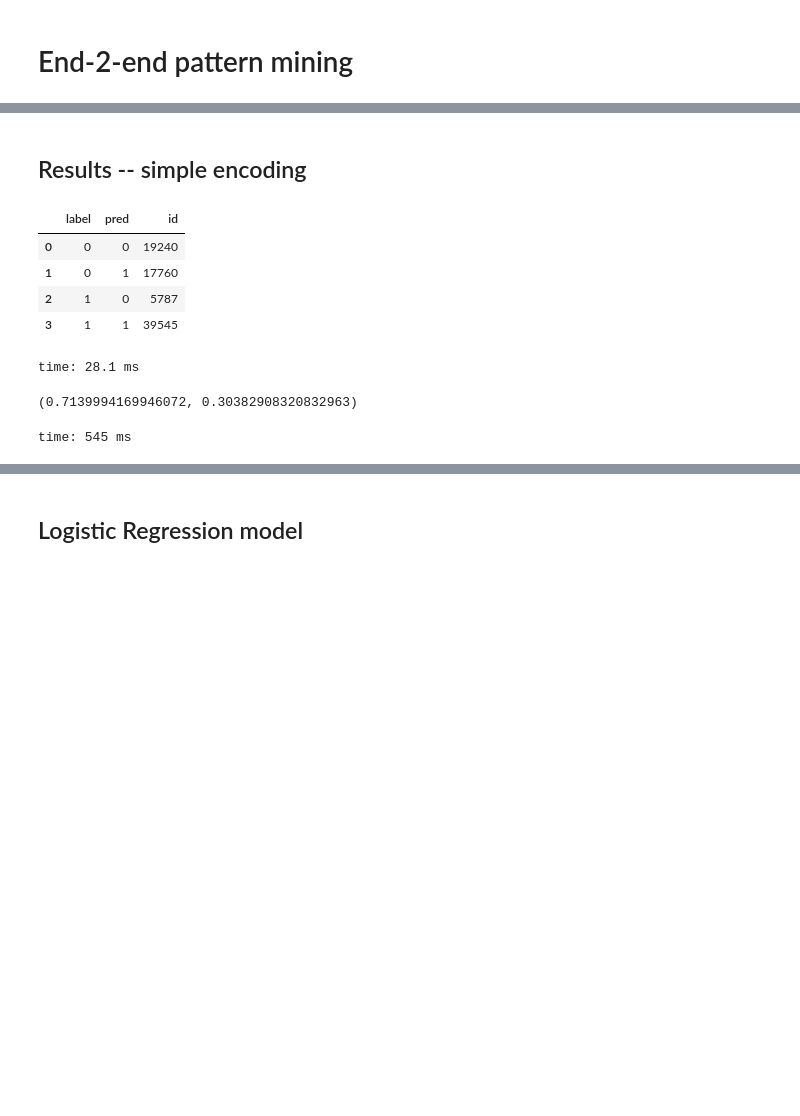
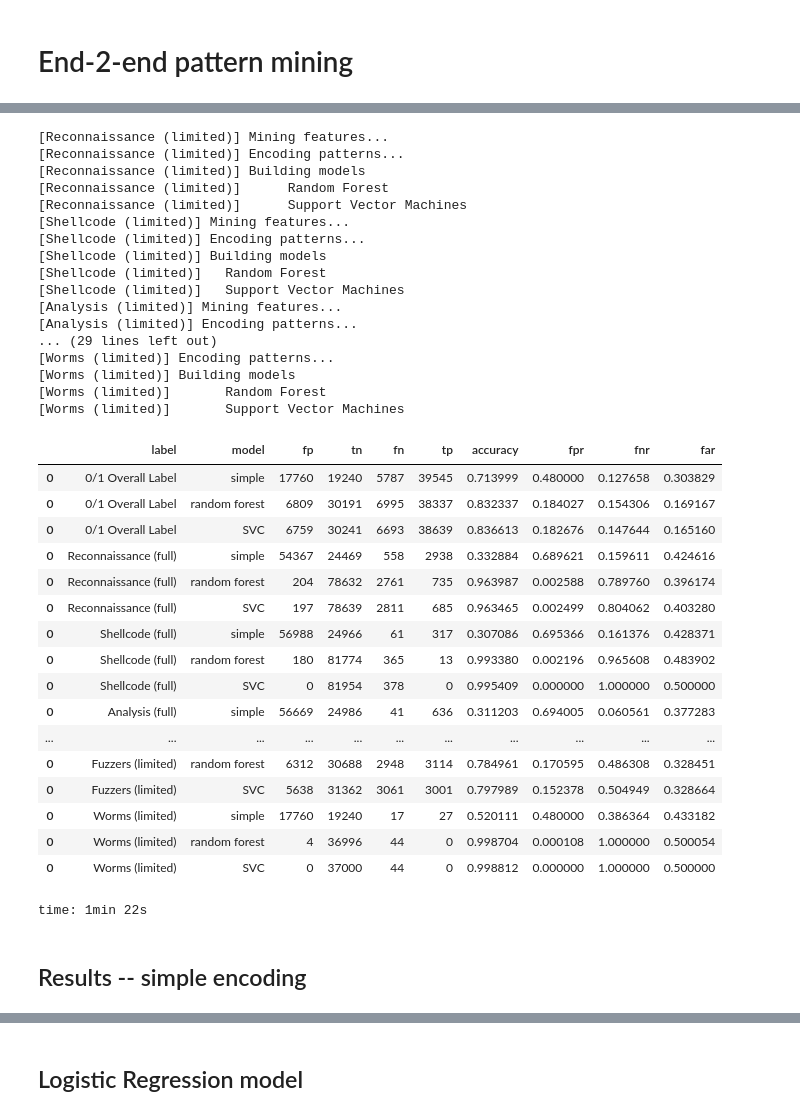
Before and after one commit to drabastomek/GTC, a Jupyter notebook: DC_2019/codes/GTC_DC_2019_Cyber.ipynb, the cells around one changed output, grey strips where cells are left out. Drawn from its saved outputs; the diff is of its cells as text; code cells hidden in the pictures; blank space fills up the shorter version.

```diff
--- a/DC_2019/codes/GTC_DC_2019_Cyber.ipynb
+++ b/DC_2019/codes/GTC_DC_2019_Cyber.ipynb
@@ -718,7 +532,6 @@ def redefine_label(attack_id, new_label, attack_select):
     for i, ai in enumerate(attack_id):
         new_label[i] = 1 if ai == attack_select else 0
 
-def
 
 for i, ac in list(zip(attack_cat['attack_id'], attack_cat['attack_cat']))[1:]:
     training_df_new = training_df.apply_rows(
@@ -735,16 +548,16 @@ for i, ac in list(zip(attack_cat['attack_id'], attack_cat['attack_cat']))[1:]:
         , kwargs  = {'attack_select': i}
     )
 
-    training_df_new = training_df_new.rename('label_').rename({'new_label': 'label'})
+    training_df_new = training_df_new.drop('label').rename({'new_label': 'label'})
     testing_binned_new = testing_binned_new.drop('label').rename({'new_label': 'label'})
 
-    p, s, r = e2e_pattern_mining(ac + ' (full)', df_exploded, training_df_new, testing_binned_new, feature_encoding, results, min_attack_rate=.75)
+    p, s, r = e2e_pattern_mining(ac + ' (full)', df_exploded, training_df_new, testing_binned_new, feature_encoding, results, min_attack_rate=.85)
 
     results  = cudf.concat([results,  r])
     patterns = cudf.concat([patterns, p])
     stats    = cudf.concat([stats,    s])
 
-results
+# results
 # %% [output]
 [Reconnaissance (full)] Mining features...
 [Reconnaissance (full)] Encoding patterns...
@@ -776,19 +579,51 @@ time: 6.69 ms
+# %%
+for i, ac in list(zip(attack_cat['attack_id'], attack_cat['attack_cat']))[1:]:
+#     print(i, ac)
+    training_df_new = training_df.query('attack_id == 0 or attack_id == @i')
+    testing_binned_new = testing_binned.query('attack_id == 0 or attack_id == @i')
+
+    p, s, r = e2e_pattern_mining(ac + ' (limited)', df_exploded, training_df_new, testing_binned_new, feature_encoding, results, min_attack_rate=.85)
+
+    results  = cudf.concat([results,  r])
+    patterns = cudf.concat([patterns, p])
+    stats    = cudf.concat([stats,    s])
+
+results
+# %% [output]
+[Reconnaissance (limited)] Mining features...
+[Reconnaissance (limited)] Encoding patterns...
+[Reconnaissance (limited)] Building models
+[Reconnaissance (limited)]      Random Forest
+[Reconnaissance (limited)]      Support Vector Machines
+[Shellcode (limited)] Mining features...
+[Shellcode (limited)] Encoding patterns...
+[Shellcode (limited)] Building models
+[Shellcode (limited)]   Random Forest
+[Shellcode (limited)]   Support Vector Machines
+[Analysis (limited)] Mining features...
+[Analysis (limited)] Encoding patterns...
+... (29 lines left out)
+[Worms (limited)] Encoding patterns...
+[Worms (limited)] Building models
+[Worms (limited)]       Random Forest
+[Worms (limited)]       Support Vector Machines
+|  | label | model | fp | tn | fn | tp | accuracy | fpr | fnr | far |
+| 0 | 0/1 Overall Label | simple | 17760 | 19240 | 5787 | 39545 | 0.713999 | 0.480000 | 0.127658 | 0.303829 |
+| 0 | 0/1 Overall Label | random forest | 6809 | 30191 | 6995 | 38337 | 0.832337 | 0.184027 | 0.154306 | 0.169167 |
+| 0 | 0/1 Overall Label | SVC | 6759 | 30241 | 6693 | 38639 | 0.836613 | 0.182676 | 0.147644 | 0.165160 |
+| 0 | Reconnaissance (full) | simple | 54367 | 24469 | 558 | 2938 | 0.332884 | 0.689621 | 0.159611 | 0.424616 |
+| 0 | Reconnaissance (full) | random forest | 204 | 78632 | 2761 | 735 | 0.963987 | 0.002588 | 0.789760 | 0.396174 |
+| 0 | Reconnaissance (full) | SVC | 197 | 78639 | 2811 | 685 | 0.963465 | 0.002499 | 0.804062 | 0.403280 |
+| 0 | Shellcode (full) | simple | 56988 | 24966 | 61 | 317 | 0.307086 | 0.695366 | 0.161376 | 0.428371 |
+| 0 | Shellcode (full) | random forest | 180 | 81774 | 365 | 13 | 0.993380 | 0.002196 | 0.965608 | 0.483902 |
+| 0 | Shellcode (full) | SVC | 0 | 81954 | 378 | 0 | 0.995409 | 0.000000 | 1.000000 | 0.500000 |
+| 0 | Analysis (full) | simple | 56669 | 24986 | 41 | 636 | 0.311203 | 0.694005 | 0.060561 | 0.377283 |
+| ... | ... | ... | ... | ... | ... | ... | ... | ... | ... | ... |
+| 0 | Fuzzers (limited) | random forest | 6312 | 30688 | 2948 | 3114 | 0.784961 | 0.170595 | 0.486308 | 0.328451 |
+| 0 | Fuzzers (limited) | SVC | 5638 | 31362 | 3061 | 3001 | 0.797989 | 0.152378 | 0.504949 | 0.328664 |
+| 0 | Worms (limited) | simple | 17760 | 19240 | 17 | 27 | 0.520111 | 0.480000 | 0.386364 | 0.433182 |
+| 0 | Worms (limited) | random forest | 4 | 36996 | 44 | 0 | 0.998704 | 0.000108 | 1.000000 | 0.500054 |
+| 0 | Worms (limited) | SVC | 0 | 37000 | 44 | 0 | 0.998812 | 0.000000 | 1.000000 | 0.500000 |
+time: 1min 22s
 # %% [markdown]
 ## Results -- simple encoding
-# %%
-results = encoded_testing.groupby(['label', 'pred']).agg({'id': 'count'}).reset_index()
-results
-# %% [output]
-|  | label | pred | id |
-| 0 | 0 | 0 | 19240 |
-| 1 | 0 | 1 | 17760 |
-| 2 | 1 | 0 | 5787 |
-| 3 | 1 | 1 | 39545 |
-time: 28.1 ms
-# %%
-
-
-calculate_metrics(results)
-# %% [output]
-(0.7139994169946072, 0.30382908320832963)
-time: 545 ms
```
Also changed, not shown: parts of 28 cells of this notebook.
